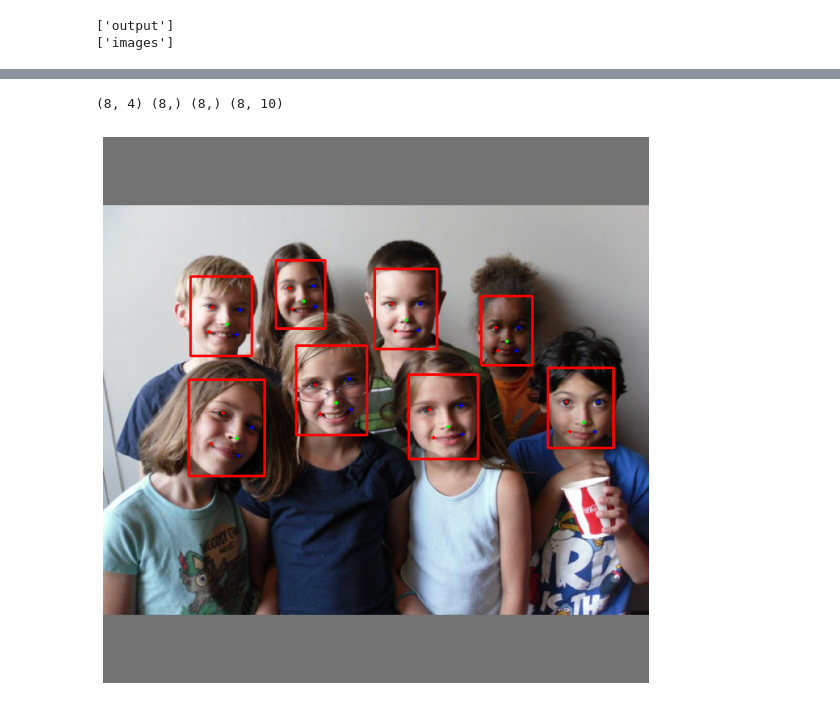
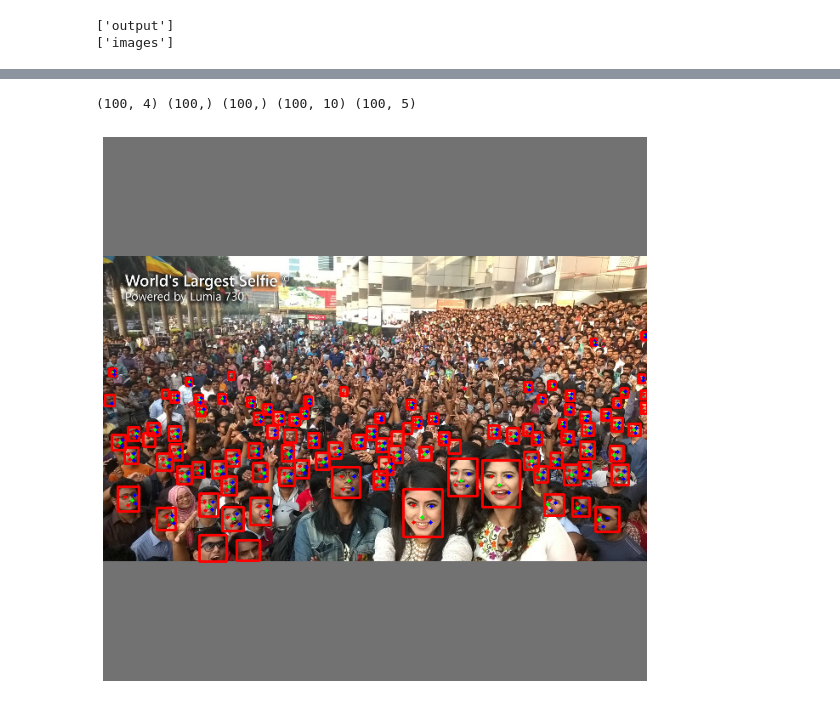
Before and after one commit to hiennguyen9874/yolov7-face-detection, a Jupyter notebook: tools/Yolov7onnx_mask.ipynb, the cells around one changed output, grey strips where cells are left out. Cells and saved outputs as stored; diff of their text form; code cells hidden in the pictures.

```diff
--- a/tools/Yolov7onnx_mask.ipynb
+++ b/tools/Yolov7onnx_mask.ipynb
@@ -10,8 +10,8 @@ from pathlib import Path
 from collections import OrderedDict, namedtuple
 # %%
 cuda = False
-w = "../weights/yolov7-tiny33.onnx"
-img = cv2.imread("../inference/images/face_detection_sample.jpg")
+w = "../weights/yolov7-tiny76.onnx"
+img = cv2.imread("../inference/images/test.jpg")
 # %%
 providers = (
     ["CUDAExecutionProvider", "CPUExecutionProvider"]
@@ -276,15 +296,17 @@ pred_bbox = outputs[:, 1:5]
 pred_cls = outputs[:, 5]
 pred_conf = outputs[:, 6]
 pred_lmks = outputs[:, 7:17]
+pred_lmks_mask = outputs[:, 17:22] > 0.9
 
 print(
     pred_bbox.shape,
     pred_conf.shape,
     pred_cls.shape,
     pred_lmks.shape,
+    pred_lmks_mask.shape,
 )
 # %% [output]
-(8, 4) (8,) (8,) (8, 10)
+(100, 4) (100,) (100,) (100, 10) (100, 5)
 # %%
 nimg = im[0].transpose(1, 2, 0) * 255
 nimg = nimg.astype(np.uint8)
@@ -294,13 +316,13 @@ pnimg = nimg.copy()
 # %%
 import numpy as np
 
 visualize(
     pnimg,
     pred_bbox.tolist(),
     pred_lmks.tolist(),
-    np.ones((pred_bbox.shape[0], 5)),
+    pred_lmks_mask.tolist(),
     bbox_type="pascal_voc",
     landmark_normalized=False,
 )
 # %% [output]
-[figure, old version]
+[figure, new version]
```
Also changed, not shown: parts of 2 cells of this notebook, 4 other files.
